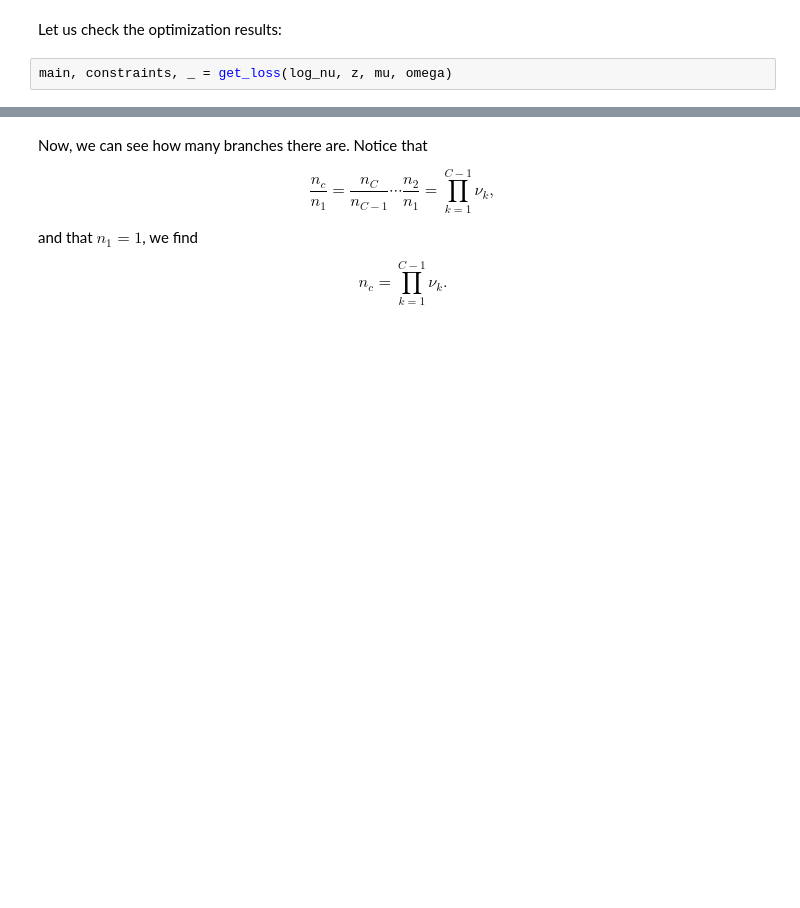
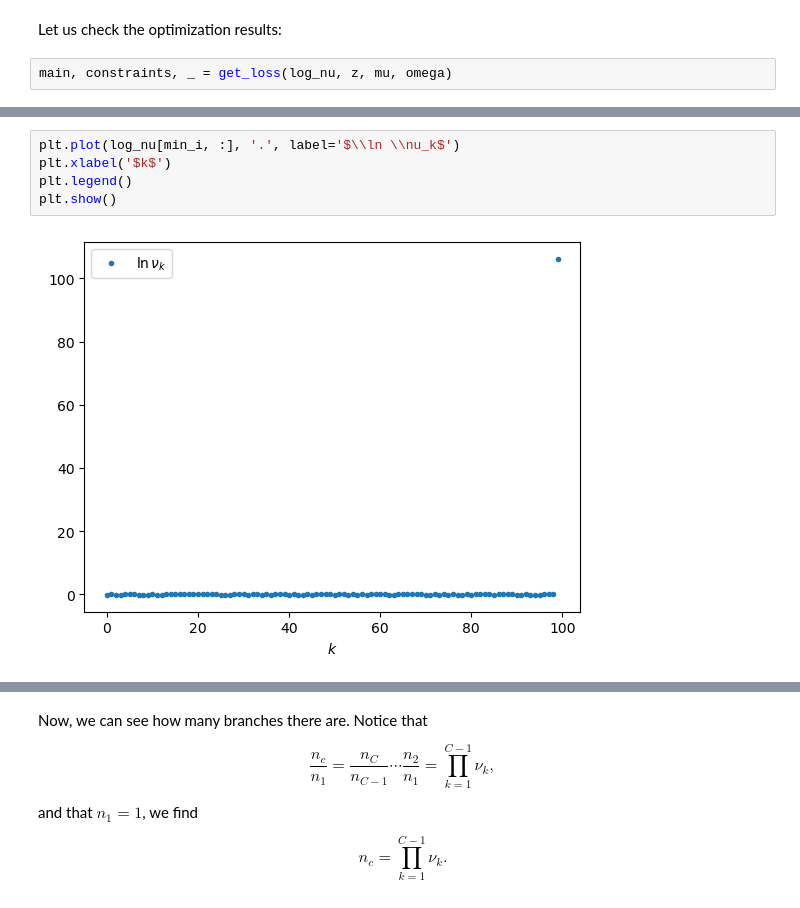
Before and after one commit to shuiruge/entropy, a Jupyter notebook: fractal/Fractal in Biology.ipynb, the cells around one changed output, grey strips where cells are left out. Cells and saved outputs as stored; diff of their text form; blank space fills up the shorter version.

```diff
--- a/fractal/Fractal in Biology.ipynb
+++ b/fractal/Fractal in Biology.ipynb
@@ -325 +325,8 @@ array([ 7.82651175e-03, -4.58010994e-02,  1.56406742e-02,  1.21277191e-01,
       dtype=float32)>
+# %%
+plt.plot(log_nu[min_i, :], '.', label='$\\ln \\nu_k$')
+plt.xlabel('$k$')
+plt.legend()
+plt.show()
+# %% [output]
+[figure, added]
```
Also changed, not shown: parts of 14 cells of this notebook, 1 other file.
